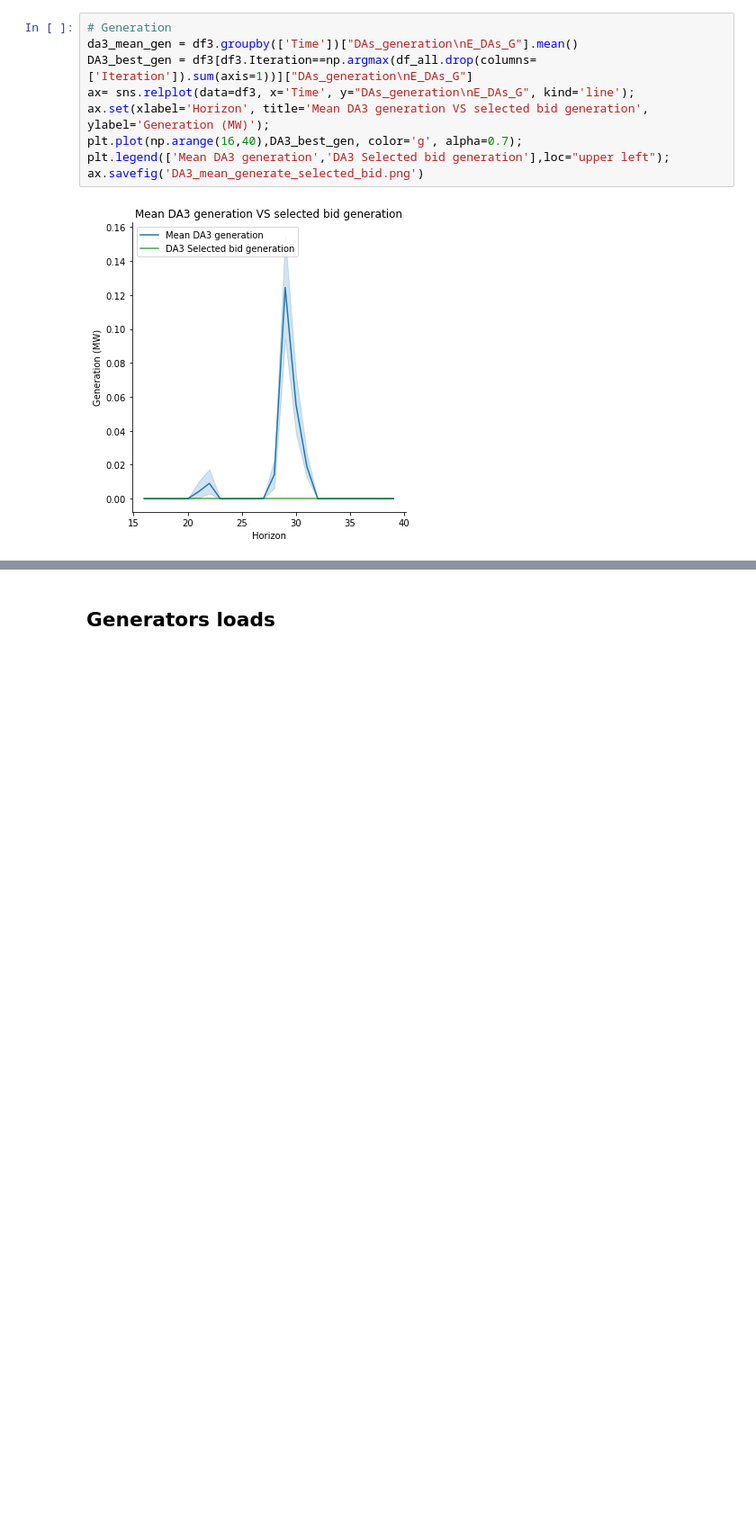
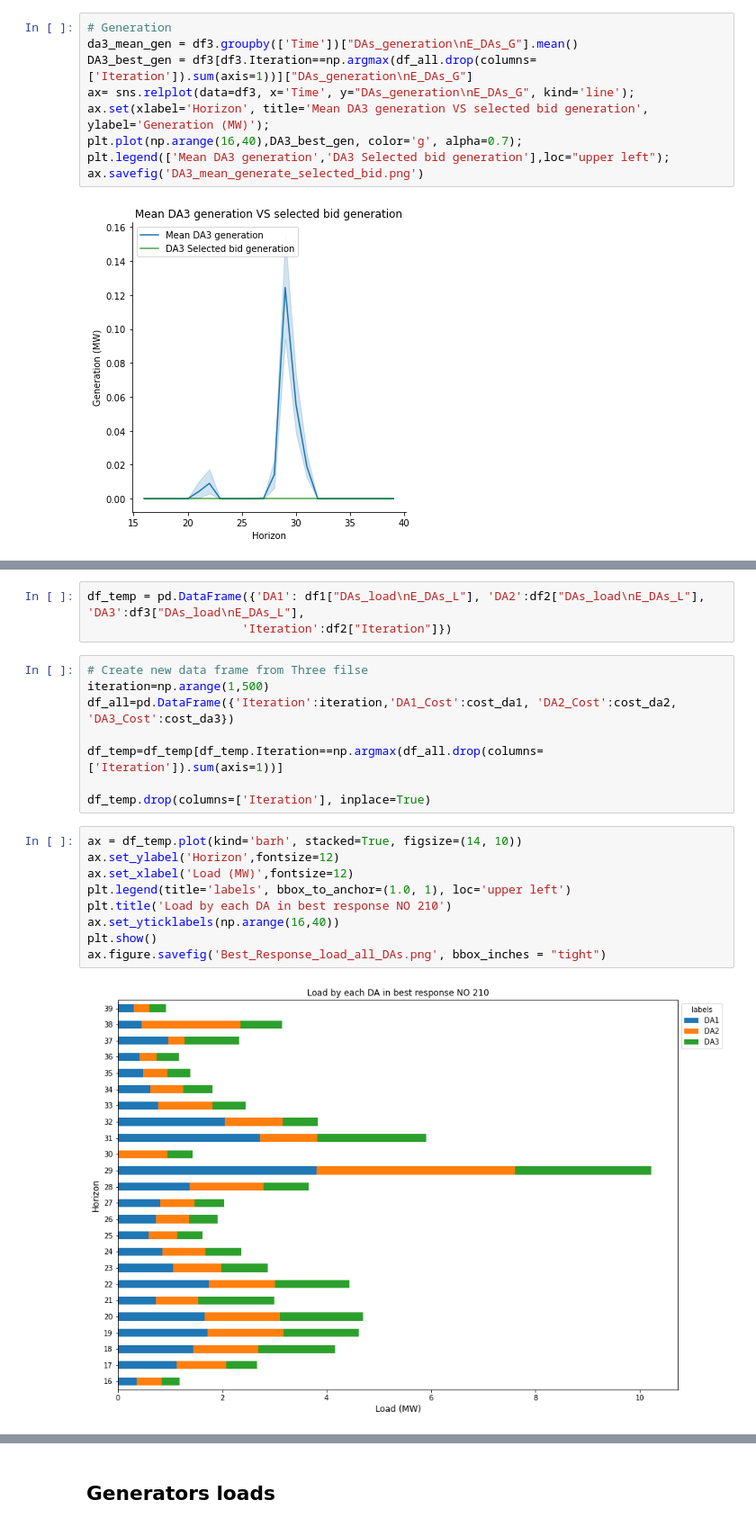
Before and after one commit to alirezakfz/PyomoModels, a Jupyter notebook: 06_Strategic_Aggregators/DiagonalResults/3BUS_05/Model_data.ipynb, the cells around one changed output, grey strips where cells are left out. Shown: that part at 90% size. Cells and saved outputs as stored; diff of their text form; blank space fills up the shorter version.

```diff
--- a/06_Strategic_Aggregators/DiagonalResults/3BUS_05/Model_data.ipynb
+++ b/06_Strategic_Aggregators/DiagonalResults/3BUS_05/Model_data.ipynb
@@ -339,0 +357,22 @@ ax.savefig('DA3_mean_generate_selected_bid.png')
+# %%
+df_temp = pd.DataFrame({'DA1': df1["DAs_load\nE_DAs_L"], 'DA2':df2["DAs_load\nE_DAs_L"], 'DA3':df3["DAs_load\nE_DAs_L"],
+                      'Iteration':df2["Iteration"]})
+# %%
+# Create new data frame from Three filse
+iteration=np.arange(1,500)
+df_all=pd.DataFrame({'Iteration':iteration,'DA1_Cost':cost_da1, 'DA2_Cost':cost_da2, 'DA3_Cost':cost_da3})
+
+df_temp=df_temp[df_temp.Iteration==np.argmax(df_all.drop(columns=['Iteration']).sum(axis=1))]
+
+df_temp.drop(columns=['Iteration'], inplace=True)
+# %%
+ax = df_temp.plot(kind='barh', stacked=True, figsize=(14, 10))
+ax.set_ylabel('Horizon',fontsize=12)
+ax.set_xlabel('Load (MW)',fontsize=12)
+plt.legend(title='labels', bbox_to_anchor=(1.0, 1), loc='upper left')
+plt.title('Load by each DA in best response NO 210')
+ax.set_yticklabels(np.arange(16,40))
+plt.show()
+ax.figure.savefig('Best_Response_load_all_DAs.png', bbox_inches = "tight")
+# %% [output]
+[figure, added]
```
Also changed, not shown: parts of 22 cells of this notebook, 44 other files.
